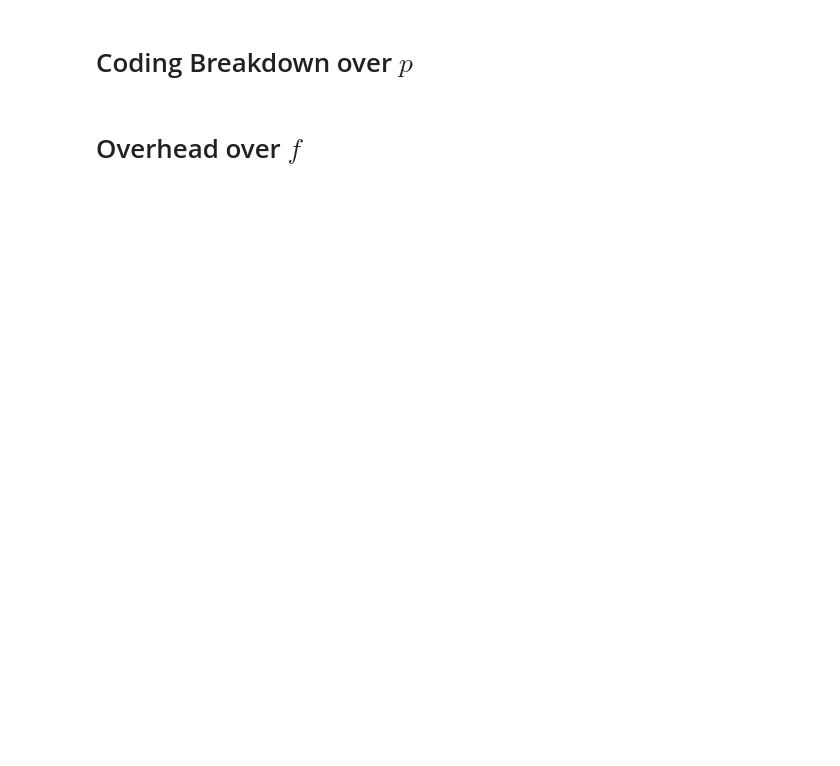
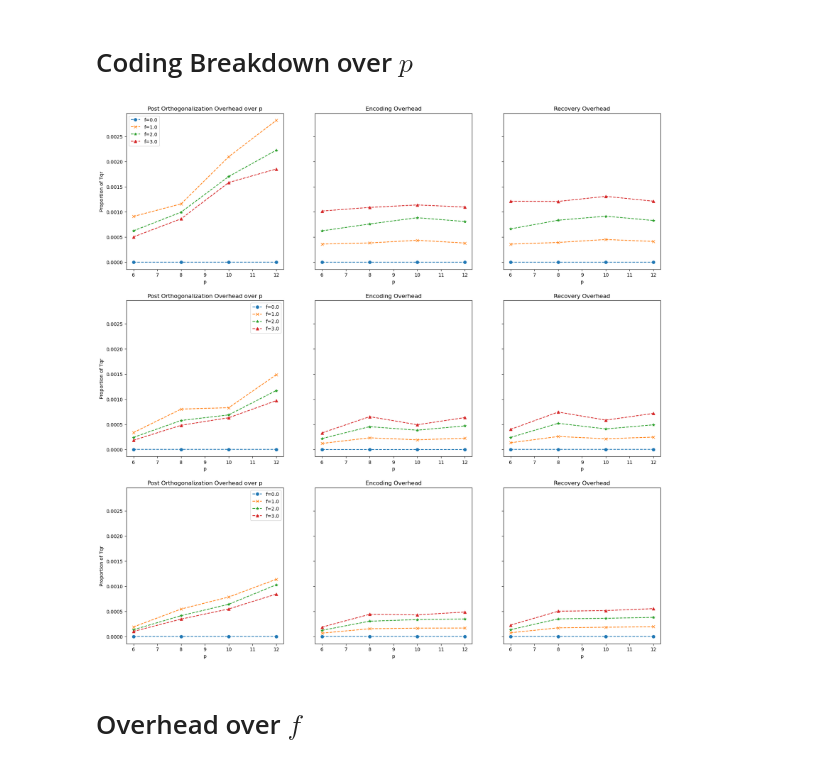
Before and after one commit to iain801/CodedQR, a Jupyter notebook: test-plots.ipynb, the cells around one changed output. Saved outputs shown, nothing was run; the diff lists cells and outputs as text; code cells hidden in the pictures; blank space fills up the shorter version.

```diff
--- a/test-plots.ipynb
+++ b/test-plots.ipynb
@@ -117,40 +171,43 @@ for n_val in df['n'].unique():
 # %% [markdown]
 # Coding Breakdown over $p$
 # %%
+fig2, plots = plt.subplots(3, 3, sharey=True, figsize=(20, 20))
 for n_val in df['n'].unique():
 
     n_rows = df_means.query(f"n == {n_val}")
     # n_rows.drop('n', axis=1, inplace=True)
-
-    fig, (enc, recov, post) = plt.subplots(1, 3, sharey=True, figsize=(15, 4))
-    fig.text(0.5,-0.1, f'n={n_val}', size=12, ha="center")
+    post, enc, recov = plots[int(n_val // 12000 - 1)]
+    # fig.text(0.5,-0.1, f'n={n_val}', size=12, ha="center")
 
     for i, f_val in enumerate(df['f'].unique()):
 
         f_rows = n_rows.query(f"f == {f_val}")
         # f_rows.drop('f', axis=1, inplace=True)
 
         p_vals = f_rows.index.get_level_values('p')
 
         marker = markers[i % len(markers)]
 
         enc.plot(p_vals, f_rows['encode'], label=f'f={f_val}', linestyle='--', marker=marker)
         recov.plot(p_vals, f_rows['decode'], label=f'f={f_val}', linestyle='--', marker=marker)
         post.plot(p_vals, f_rows['post'], label=f'f={f_val}', linestyle='--', marker=marker)
 
 
     enc.set_title(f'Encoding Overhead')
     enc.set_xlabel('p')
-    enc.set_ylabel('Proportion of Tqr')
-    enc.legend()
+
 
     recov.set_title(f'Recovery Overhead')
     recov.set_xlabel('p')
 
-    post.set_title(f'Post Orthogonalization Overhead')
+    post.set_title(f'Post Orthogonalization Overhead over p')
     post.set_xlabel('p')
+    post.set_ylabel('Proportion of Tqr')
+    post.legend()
 
-    fig.show()
+fig2.show()
+# %% [output]
+[figure, added]
 # %% [markdown]
 # Overhead over $f$
 # %%
```
Also changed, not shown: parts of 7 cells of this notebook.
